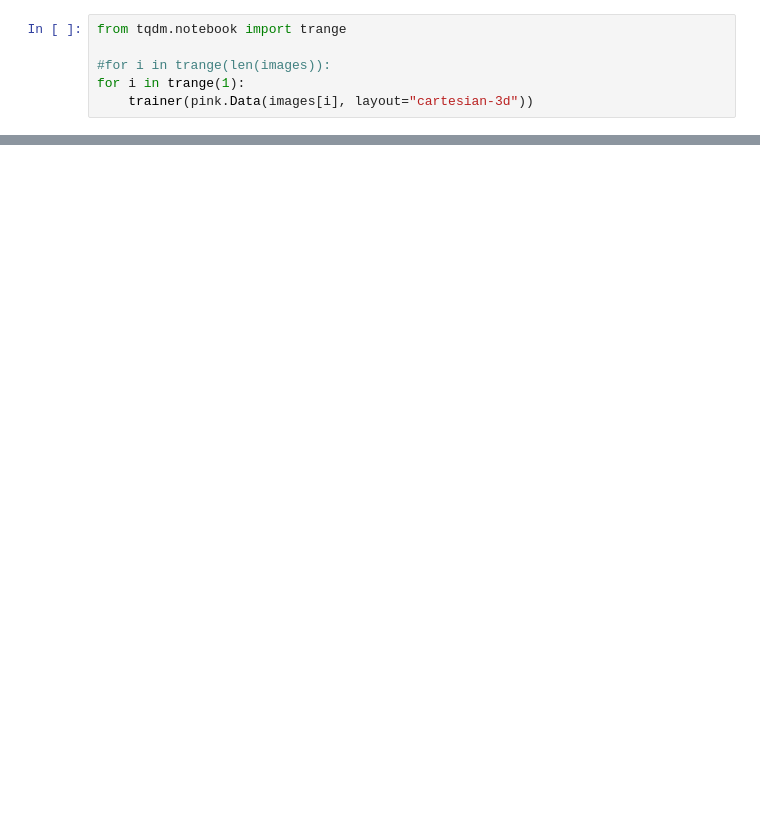
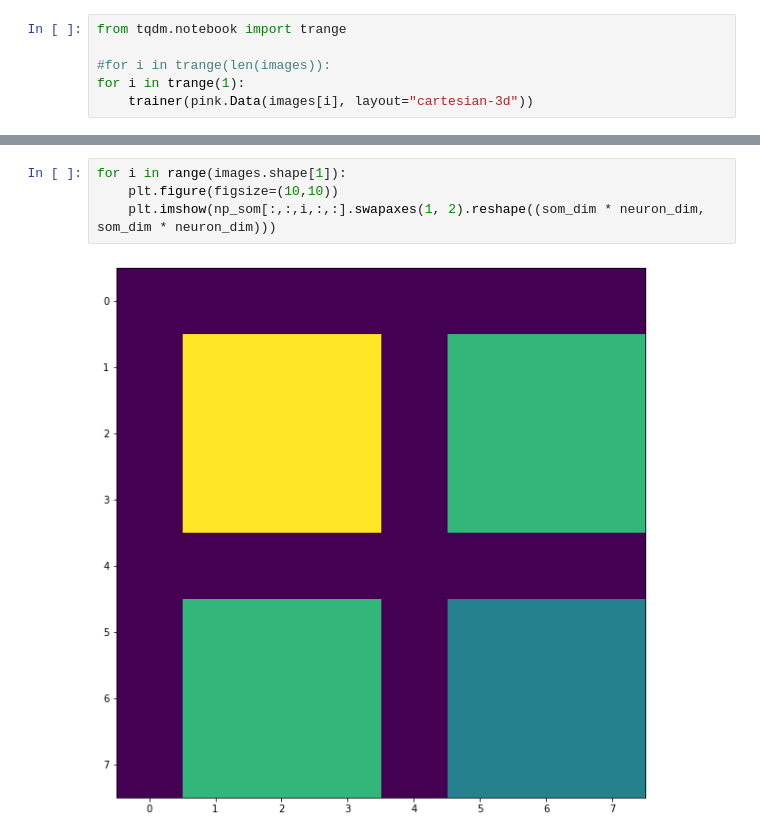
Before and after one commit to HITS-AIN/PINK, a Jupyter notebook: jupyter/notebooks/devel/train-morphology-EFIGI-png.ipynb, the cells around one changed output, grey strips where cells are left out. Drawn from its saved outputs; the diff is of its cells as text; blank space fills up the shorter version.

```diff
--- a/jupyter/notebooks/devel/train-morphology-EFIGI-png.ipynb
+++ b/jupyter/notebooks/devel/train-morphology-EFIGI-png.ipynb
@@ -98,0 +92,6 @@ plt.imshow(np_som[:,:,2,:,:].swapaxes(1, 2).reshape((som_dim * neuron_dim, som_d
+# %%
+for i in range(images.shape[1]):
+    plt.figure(figsize=(10,10))
+    plt.imshow(np_som[:,:,i,:,:].swapaxes(1, 2).reshape((som_dim * neuron_dim, som_dim * neuron_dim)))
+# %% [output]
+[figure, added]
```
Also changed, not shown: parts of 8 cells of this notebook, 1 other file.
